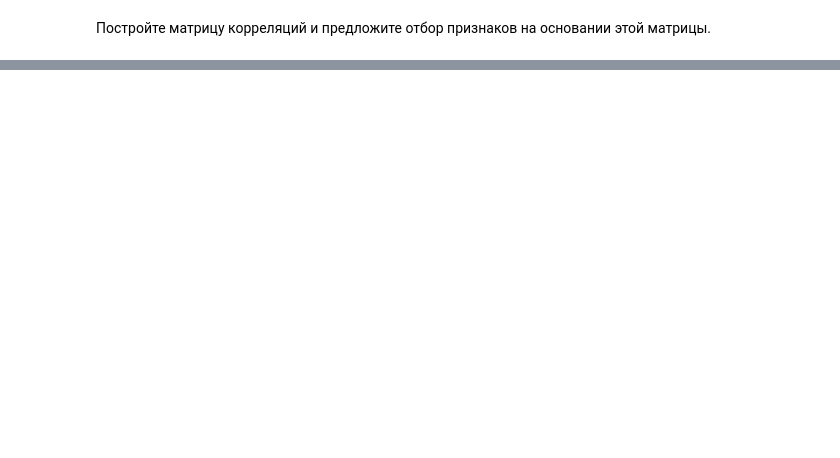
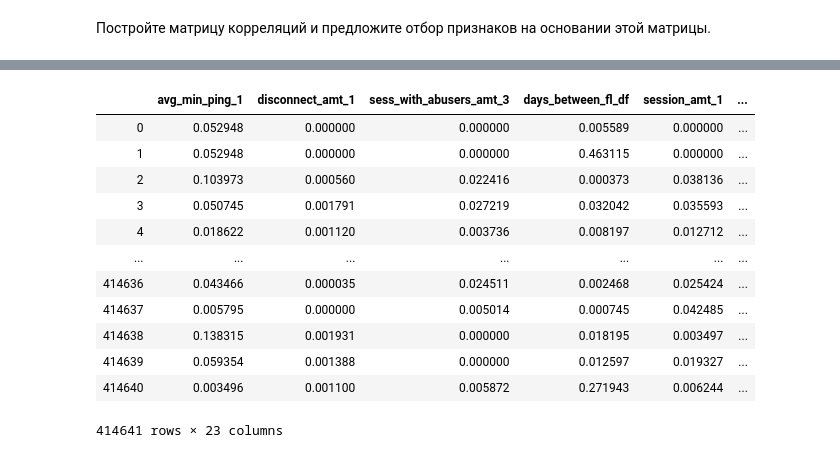
Before and after one commit to daniilstv/DS_in_production, a Jupyter notebook: lesson_3_hw.ipynb, the cells around one changed output, grey strips where cells are left out. Cells and saved outputs as stored; diff of their text form; code cells hidden in the pictures; blank space fills up the shorter version.

```diff
--- a/lesson_3_hw.ipynb
+++ b/lesson_3_hw.ipynb
@@ -754,0 +762,4 @@ X_corr.style.background_gradient(cmap='coolwarm')
+# %%
+DROP_FEATURES = ['session_player_1', 'disconnect_amt_2', 'session_amt_3', 'session_amt_4', 'sess_with_abusers_amt_4', 'disconnect_amt_4', 'reports_amt_3']
+# %%
+FEATURES = list(set(BASE_FEATURE_NAMES) - set(DROP_FEATURES))
@@ -754,0 +786,18 @@ X_corr.style.background_gradient(cmap='coolwarm')
+# %%
+X_train_features = X_train_balanced_30[FEATURES]
+# %%
+X_train_features
+# %% [output]
+|  | avg_min_ping_1 | disconnect_amt_1 | sess_with_abusers_amt_3 | days_between_fl_df | session_amt_1 | ... |
+| 0 | 0.052948 | 0.000000 | 0.000000 | 0.005589 | 0.000000 | ... |
+| 1 | 0.052948 | 0.000000 | 0.000000 | 0.463115 | 0.000000 | ... |
+| 2 | 0.103973 | 0.000560 | 0.022416 | 0.000373 | 0.038136 | ... |
+| 3 | 0.050745 | 0.001791 | 0.027219 | 0.032042 | 0.035593 | ... |
+| 4 | 0.018622 | 0.001120 | 0.003736 | 0.008197 | 0.012712 | ... |
+| ... | ... | ... | ... | ... | ... | ... |
+| 414636 | 0.043466 | 0.000035 | 0.024511 | 0.002468 | 0.025424 | ... |
+| 414637 | 0.005795 | 0.000000 | 0.005014 | 0.000745 | 0.042485 | ... |
+| 414638 | 0.138315 | 0.001931 | 0.000000 | 0.018195 | 0.003497 | ... |
+| 414639 | 0.059354 | 0.001388 | 0.000000 | 0.012597 | 0.019327 | ... |
+| 414640 | 0.003496 | 0.001100 | 0.005872 | 0.271943 | 0.006244 | ... |
+414641 rows × 23 columns
```
Also changed, not shown: parts of 6 cells of this notebook.
